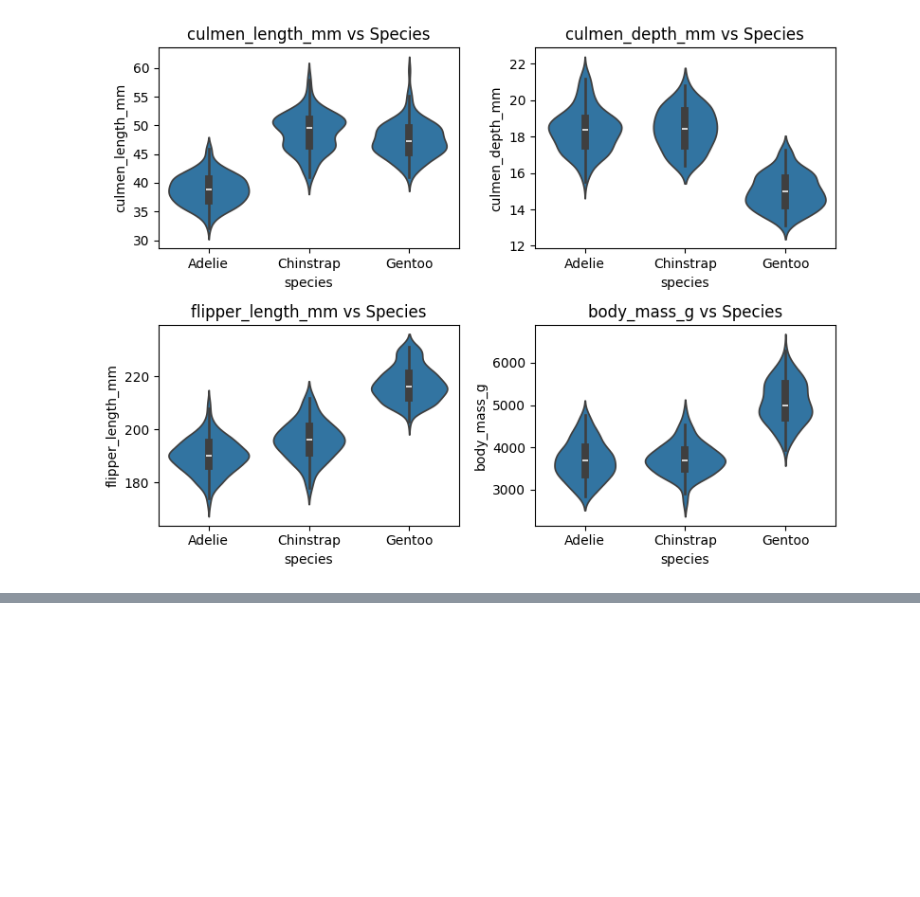
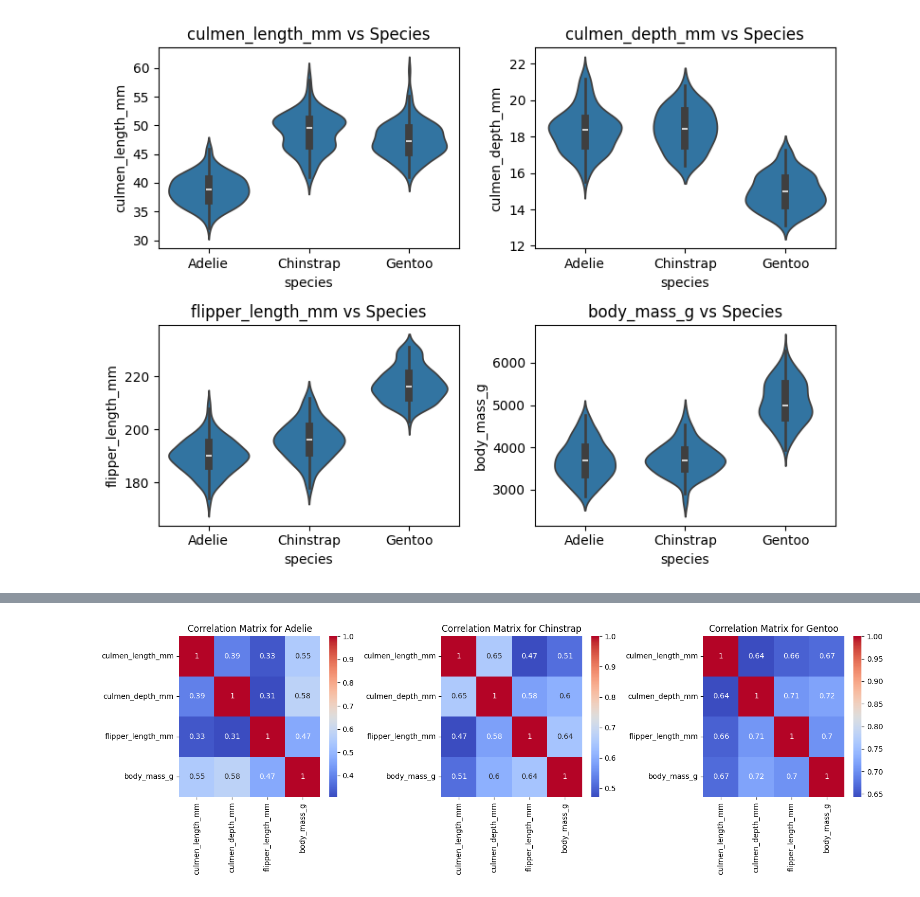
Before and after one commit to kunalvirwal/Palmer-Archipelago-penguin-dataset-EDA, a Jupyter notebook: main.ipynb, the cells around one changed output, grey strips where cells are left out. Drawn from its saved outputs; the diff is of its cells as text; code cells hidden in the pictures; blank space fills up the shorter version.

```diff
--- a/main.ipynb
+++ b/main.ipynb
@@ -215,0 +227,13 @@ plt.show()
+# %%
+# Heatmap of correlations by species
+plt.figure(figsize=(15, 5))
+for i, species in enumerate(penguins['species'].unique()):
+    plt.subplot(1, 3, i+1)
+    species_data = penguins[penguins['species'] == species]
+    correlation = species_data[['culmen_length_mm', 'culmen_depth_mm', 'flipper_length_mm', 'body_mass_g']].corr()
+    sns.heatmap(correlation, annot=True, cmap='coolwarm')
+    plt.title(f'Correlation Matrix for {species}')
+plt.tight_layout()
+plt.show()
+# %% [output]
+[figure, added]
```
Also changed, not shown: parts of 3 cells of this notebook.
